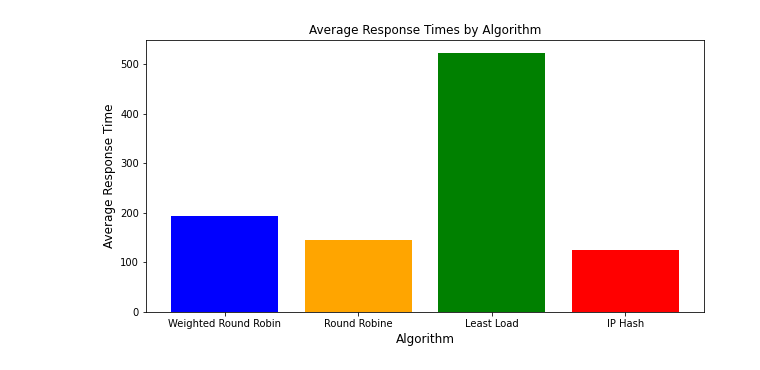
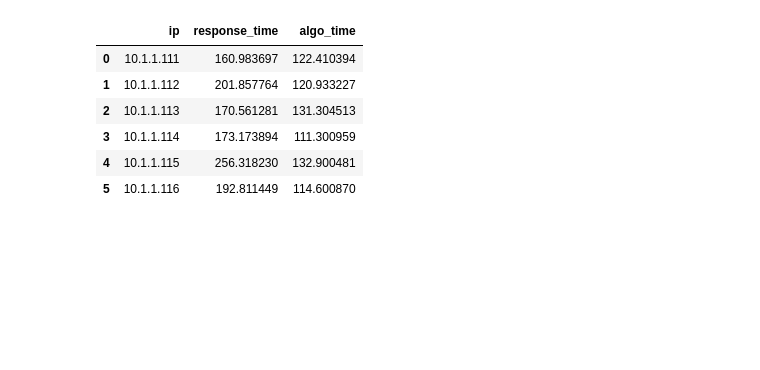
Before and after one commit to nirajmg/networkLB, a Jupyter notebook: nlb.ipynb, the cells around one changed output. Saved outputs shown, nothing was run; the diff lists cells and outputs as text; code cells hidden in the pictures; blank space fills up the shorter version.

```diff
--- a/nlb.ipynb
+++ b/nlb.ipynb
@@ -60,10 +56,10 @@ for df in [wrr,rr,lrt,iph]:
-# %%
-algo_names = ["Weighted Round Robin", "Round Robine", "Least Load", "IP Hash"]
-plt.figure(figsize=(10,5))
-plt.bar(algo_names, average_response_times, color=['blue', 'orange', 'green', 'red'])
-plt.title('Average Response Times by Algorithm')
-plt.ylabel('Average Response Time', fontsize=12)
-plt.xlabel('Algorithm', fontsize=12)
-plt.show()
-# %% [output]
-[figure, removed]
+# %%
+avg_time
+# %% [output]
+|  | ip | response_time | algo_time |
+| 0 | 10.1.1.111 | 160.983697 | 122.410394 |
+| 1 | 10.1.1.112 | 201.857764 | 120.933227 |
+| 2 | 10.1.1.113 | 170.561281 | 131.304513 |
+| 3 | 10.1.1.114 | 173.173894 | 111.300959 |
+| 4 | 10.1.1.115 | 256.318230 | 132.900481 |
+| 5 | 10.1.1.116 | 192.811449 | 114.600870 |
```
Also changed, not shown: parts of 5 cells of this notebook.
